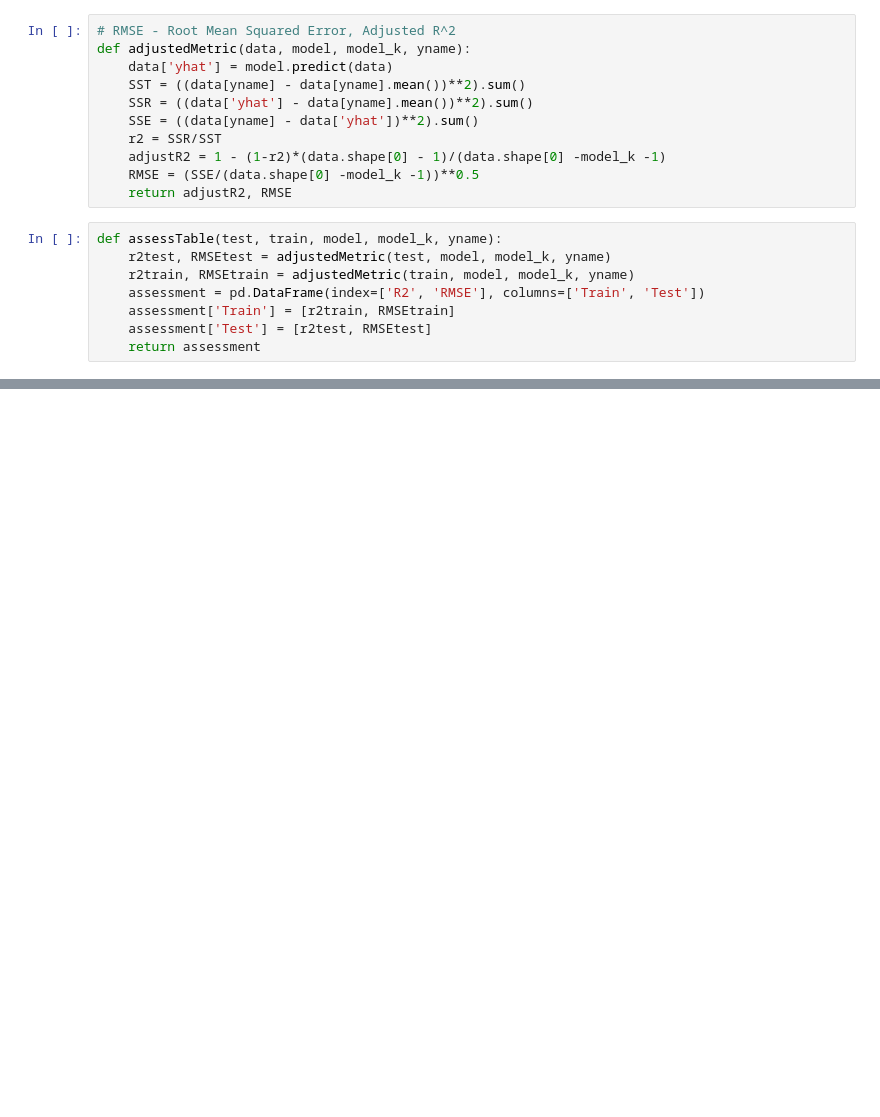
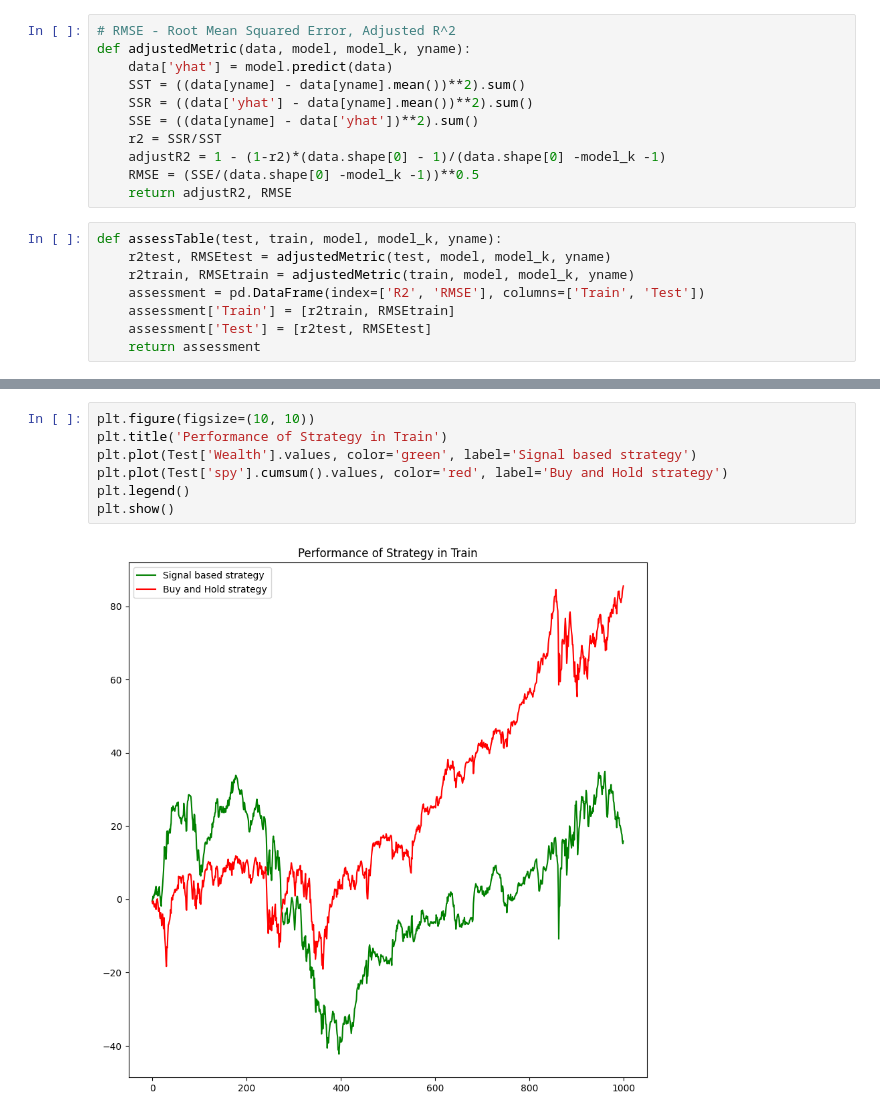
Before and after one commit to CheropS/Visualization-stock-prices, a Jupyter notebook: tradingmodel.ipynb, the cells around one changed output, grey strips where cells are left out. Drawn from its saved outputs; the diff is of its cells as text; blank space fills up the shorter version.

```diff
--- a/tradingmodel.ipynb
+++ b/tradingmodel.ipynb
@@ -222,0 +263,9 @@ assessTable(Test, Train, lm, 9, 'spy')
+# %%
+plt.figure(figsize=(10, 10))
+plt.title('Performance of Strategy in Train')
+plt.plot(Test['Wealth'].values, color='green', label='Signal based strategy')
+plt.plot(Test['spy'].cumsum().values, color='red', label='Buy and Hold strategy')
+plt.legend()
+plt.show()
+# %% [output]
+[figure, added]
```
Also changed, not shown: parts of 8 cells of this notebook.
